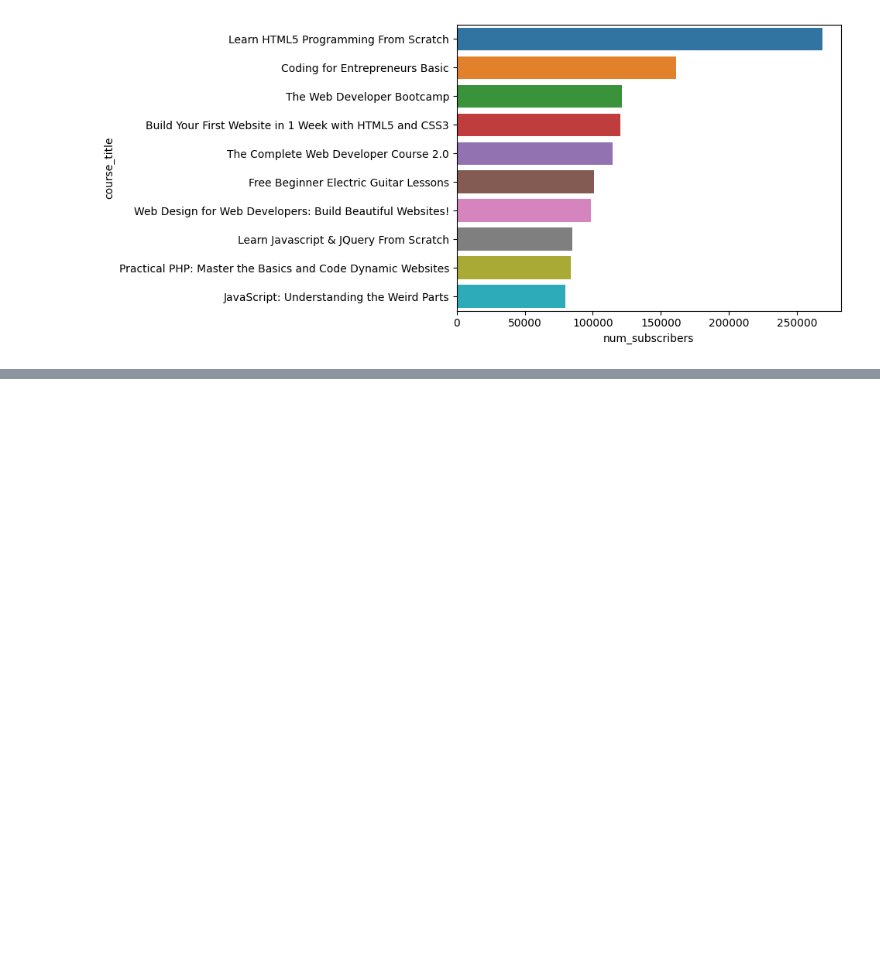
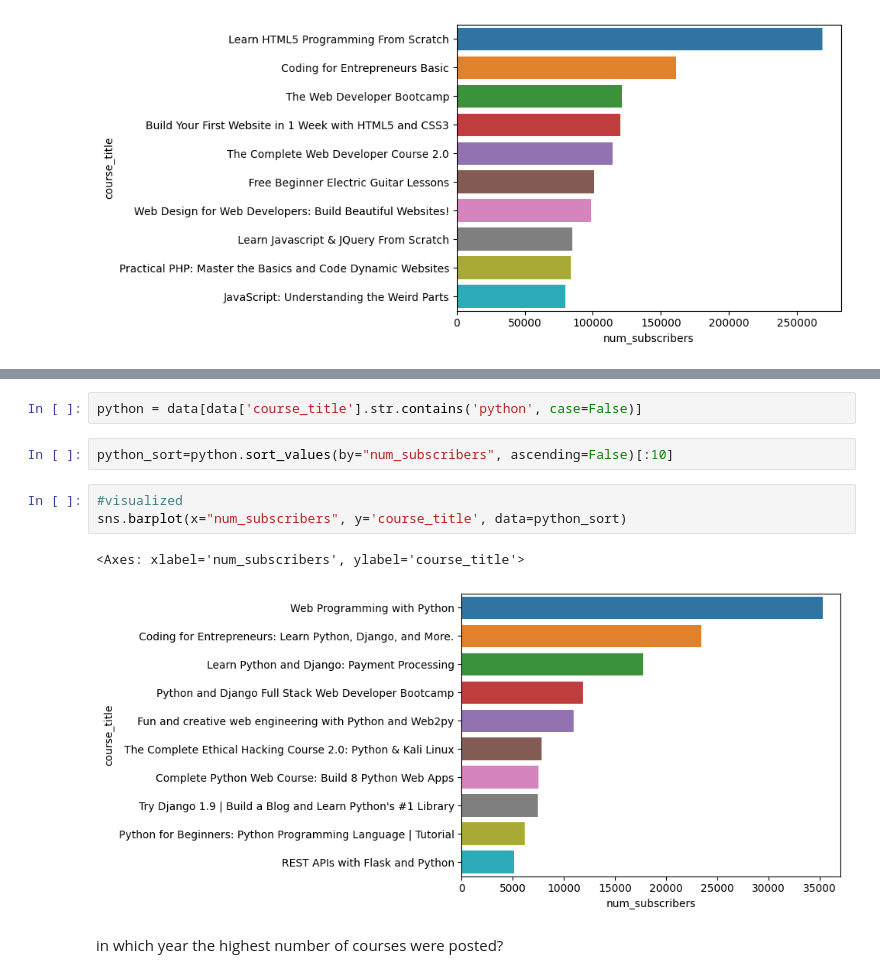
Before and after one commit to fauziahmilda/machine_learning_preparation, a Jupyter notebook: data_analysis/Project-4.ipynb, the cells around one changed output, grey strips where cells are left out. Saved outputs shown, nothing was run; the diff lists cells and outputs as text; blank space fills up the shorter version.

```diff
--- a/data_analysis/Project-4.ipynb
+++ b/data_analysis/Project-4.ipynb
@@ -294,0 +387,12 @@ sns.barplot(x="num_subscribers", y="course_title", data=top_ten)
+# %%
+python = data[data['course_title'].str.contains('python', case=False)]
+# %%
+python_sort=python.sort_values(by="num_subscribers", ascending=False)[:10]
+# %%
+#visualized
+sns.barplot(x="num_subscribers", y='course_title', data=python_sort)
+# %% [output]
+<Axes: xlabel='num_subscribers', ylabel='course_title'>
+[figure, added]
+# %% [markdown]
+in which year the highest number of courses were posted?
```
Also changed, not shown: parts of 26 cells of this notebook.
